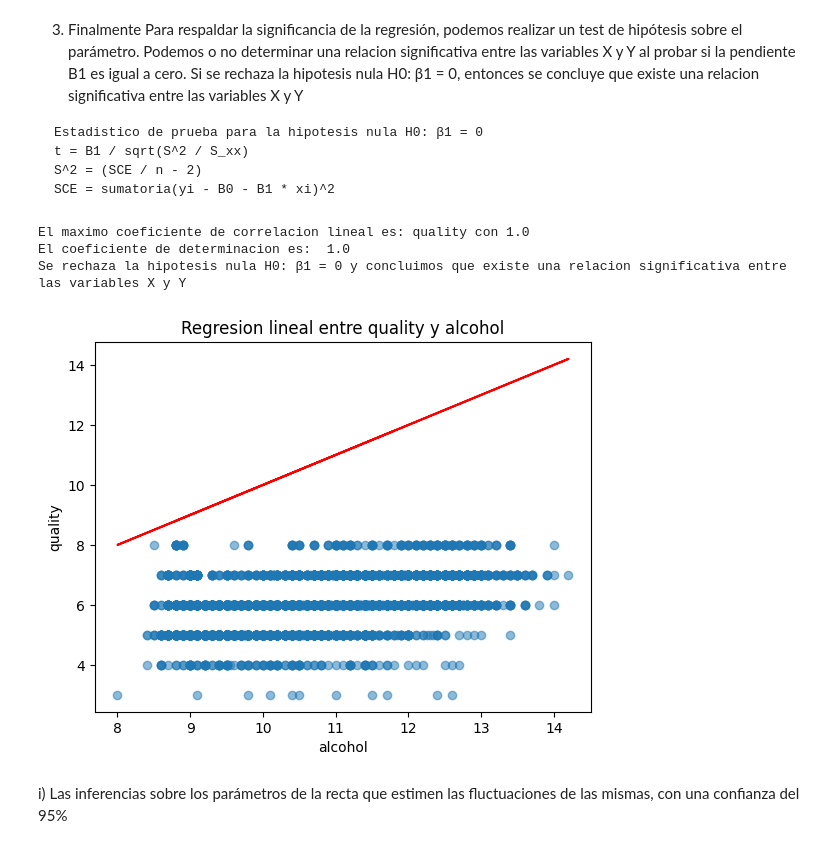
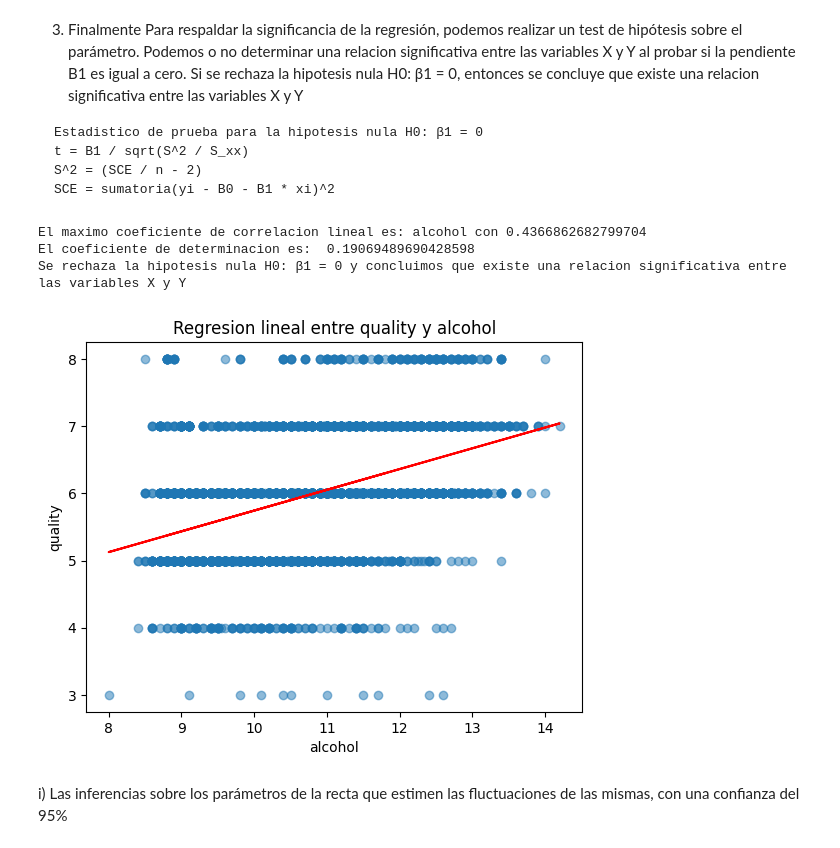
Before and after one commit to Torr1co/giallonero-budget, a Jupyter notebook: wines-analysis.ipynb, the cells around one changed output. Saved outputs shown, nothing was run; the diff lists cells and outputs as text; code cells hidden in the pictures.

```diff
--- a/wines-analysis.ipynb
+++ b/wines-analysis.ipynb
@@ -28,13 +28,13 @@ def coeficiente_correlacion_lineal(x, y):
     return r
 
 # Calculamos el maximo coeficiente de correlacion lineal entre las variables
-correlaciones = np.array([])
+correlaciones = []
 max_correlacion = None
 max_valor_correlacion = -1
-for i in range(0, n - 1):
-    correlaciones = np.append(correlaciones, coeficiente_correlacion_lineal(df['quality'], df.iloc[:, i]))
+for i in range(0, m):
+    correlaciones.append(coeficiente_correlacion_lineal(df['quality'], df.iloc[:, i]))
     if correlaciones[i] > max_valor_correlacion:
         max_valor_correlacion = correlaciones[i]
         max_correlacion = df.columns[i]
-# print('El maximo coeficiente de correlacion lineal es: ', max_valor_correlacion, max_correlacion)
+print(correlaciones)
 # %% [output]
@@ -111,31 +108,31 @@ def estadistico_t(x, y):
     return t
 
 # Calculamos el estadistico de prueba
-t = estadistico_t(df['alcohol'], df['quality'])
+t = estadistico_t(df[max_correlacion], df['quality'])
 t_student = stats.t.ppf(0.975, n - 2)
 
 # prueba de hipotesis abs(t) > t_student
 # %%
 # Mostramos los datos adquiridos
 print('El maximo coeficiente de correlacion lineal es:', max_correlacion, 'con', max_valor_correlacion, )
 print('El coeficiente de determinacion es: ', r2)
 if abs(t) > t_student:
-    print('Se rechaza la hipotesis nula H0: β1 = 0 y concluimos que existe una relacion significativa entre las variables X y Y')
+    print("Se rechaza la hipotesis nula H0: β1 = 0 y concluimos que existe una relacion significativa entre las variables X y Y")
 else:
     print('No se rechaza la hipotesis nula H0: β1 = 0 y concluimos que no existe una relacion significativa entre las variables X y Y')
 
 # Graficamos la regresion lineal
-plt.scatter(df['alcohol'], df['quality'], alpha=0.5)
-plt.plot(df['alcohol'], b0 + b1 * df['alcohol'], 'r')
-plt.xlabel('alcohol')
+plt.scatter(df[max_correlacion], df['quality'], alpha=0.5)
+plt.plot(df[max_correlacion], b0 + b1 * df[max_correlacion], 'r')
+plt.xlabel(max_correlacion)
 plt.ylabel('quality')
 plt.title('Regresion lineal entre quality y alcohol')
 plt.show()
 # %% [output]
-El maximo coeficiente de correlacion lineal es: quality con 1.0
-El coeficiente de determinacion es:  1.0
+El maximo coeficiente de correlacion lineal es: alcohol con 0.4366862682799704
+El coeficiente de determinacion es:  0.19069489690428598
 Se rechaza la hipotesis nula H0: β1 = 0 y concluimos que existe una relacion significativa entre las variables X y Y
-[figure, old version]
+[figure, new version]
 # %%
 # Una vez realizadas las pruebas, por simplicidad definimos todas las variables de calculo imporantes
 
```
Also changed, not shown: parts of 5 cells of this notebook, 1 other file.
